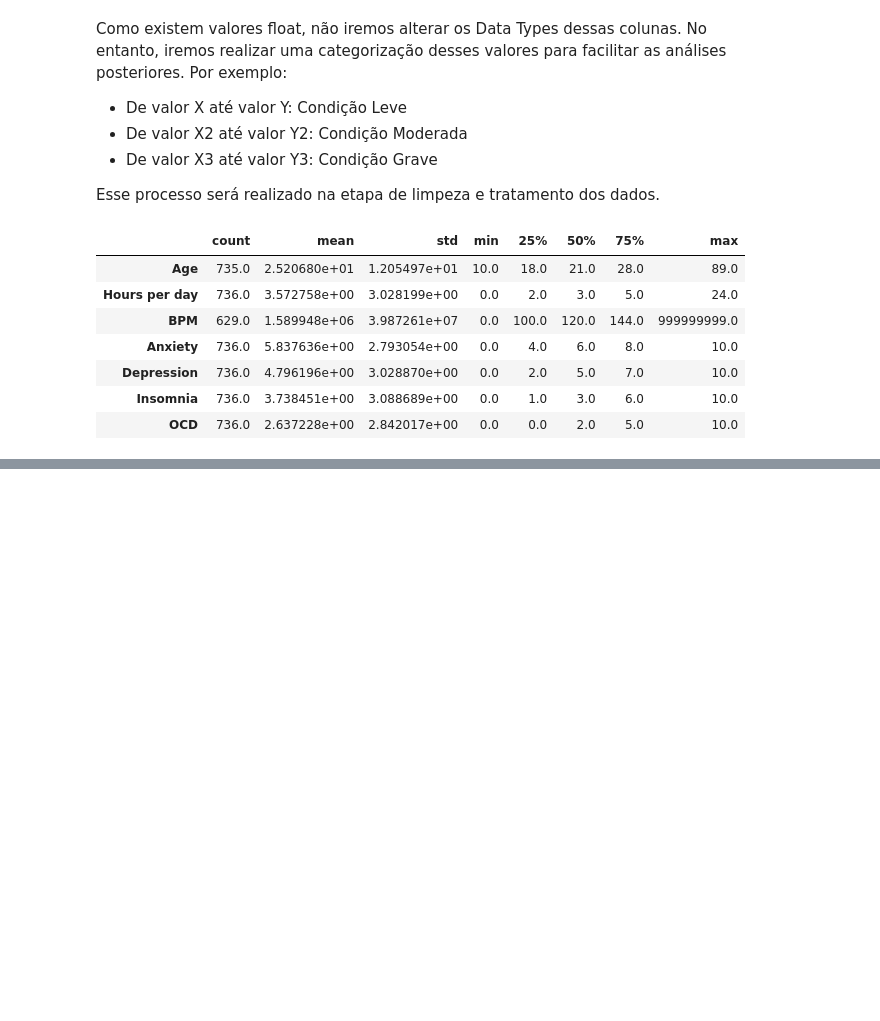
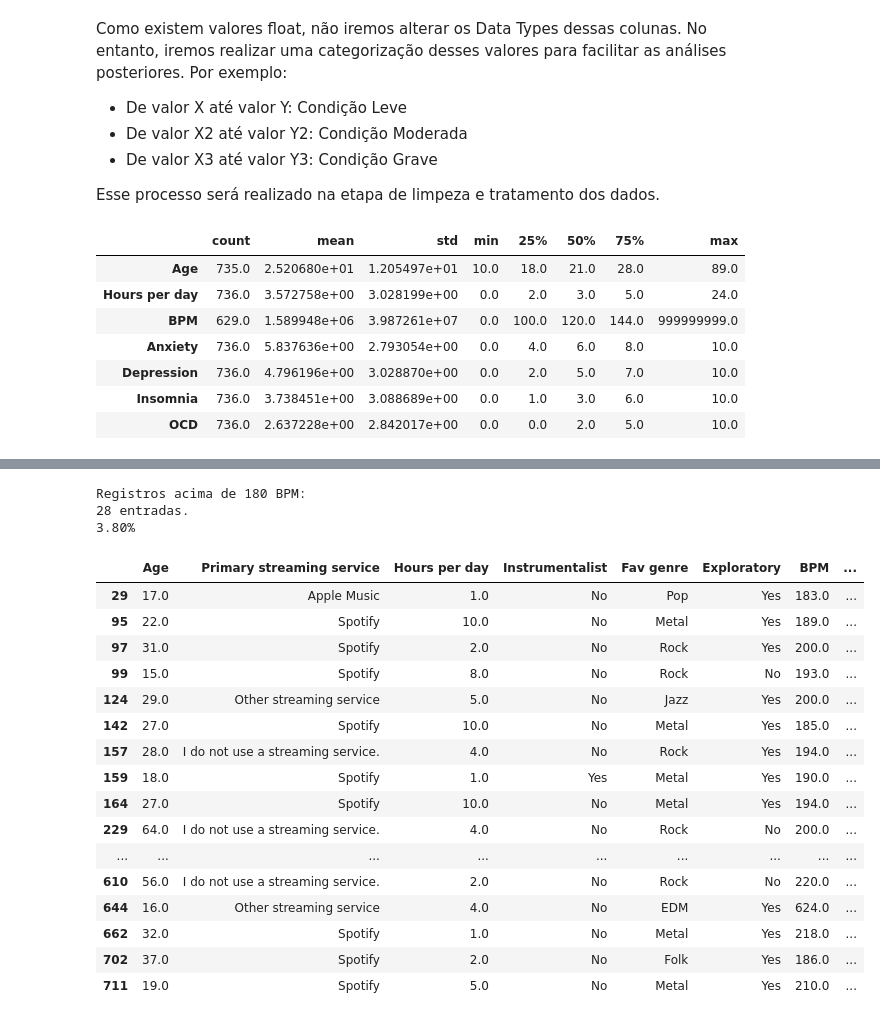
Before and after one commit to JoSEPHDev2022/Mental_Health_X_Music, a Jupyter notebook: analise_exp.ipynb, the cells around one changed output, grey strips where cells are left out. Cells and saved outputs as stored; diff of their text form; code cells hidden in the pictures; blank space fills up the shorter version.

Commit message:
Checando outliers

```diff
--- a/analise_exp.ipynb
+++ b/analise_exp.ipynb
@@ -244,0 +396,9 @@ data.describe().T
+# %%
+# Calculando quantos registros estão acima de 180 BPM:
+print('Registros acima de 180 BPM:')
+print(f'{len(data[data["BPM"] > 180])} entradas.')
+print("{:.2f}%".format((len(data[data['BPM'] > 180]) / data.shape[0]) * 100))
+# %% [output]
+Registros acima de 180 BPM:
+28 entradas.
+3.80%
@@ -244,0 +408,29 @@ data.describe().T
+# %%
+# Visualizando essas entradas:
+bpm_outliers_viz = data.loc[
+    (data['BPM'] > 180),
+    ['Age', 'Primary streaming service',
+     'Hours per day', 'Instrumentalist', 'Fav genre',
+     'Exploratory', 'BPM',
+     'Anxiety', 'Depression',
+     'Insomnia', 'OCD', 'Music effects']
+    ]
+bpm_outliers_viz
+# %% [output]
+|  | Age | Primary streaming service | Hours per day | Instrumentalist | Fav genre | Exploratory | BPM | ... |
+| 29 | 17.0 | Apple Music | 1.0 | No | Pop | Yes | 183.0 | ... |
+| 95 | 22.0 | Spotify | 10.0 | No | Metal | Yes | 189.0 | ... |
+| 97 | 31.0 | Spotify | 2.0 | No | Rock | Yes | 200.0 | ... |
+| 99 | 15.0 | Spotify | 8.0 | No | Rock | No | 193.0 | ... |
+| 124 | 29.0 | Other streaming service | 5.0 | No | Jazz | Yes | 200.0 | ... |
+| 142 | 27.0 | Spotify | 10.0 | No | Metal | Yes | 185.0 | ... |
+| 157 | 28.0 | I do not use a streaming service. | 4.0 | No | Rock | Yes | 194.0 | ... |
+| 159 | 18.0 | Spotify | 1.0 | Yes | Metal | Yes | 190.0 | ... |
+| 164 | 27.0 | Spotify | 10.0 | No | Metal | Yes | 194.0 | ... |
+| 229 | 64.0 | I do not use a streaming service. | 4.0 | No | Rock | No | 200.0 | ... |
+| ... | ... | ... | ... | ... | ... | ... | ... | ... |
+| 610 | 56.0 | I do not use a streaming service. | 2.0 | No | Rock | No | 220.0 | ... |
+| 644 | 16.0 | Other streaming service | 4.0 | No | EDM | Yes | 624.0 | ... |
+| 662 | 32.0 | Spotify | 1.0 | No | Metal | Yes | 218.0 | ... |
+| 702 | 37.0 | Spotify | 2.0 | No | Folk | Yes | 186.0 | ... |
+| 711 | 19.0 | Spotify | 5.0 | No | Metal | Yes | 210.0 | ... |
```
Also changed, not shown: parts of 28 cells of this notebook.
